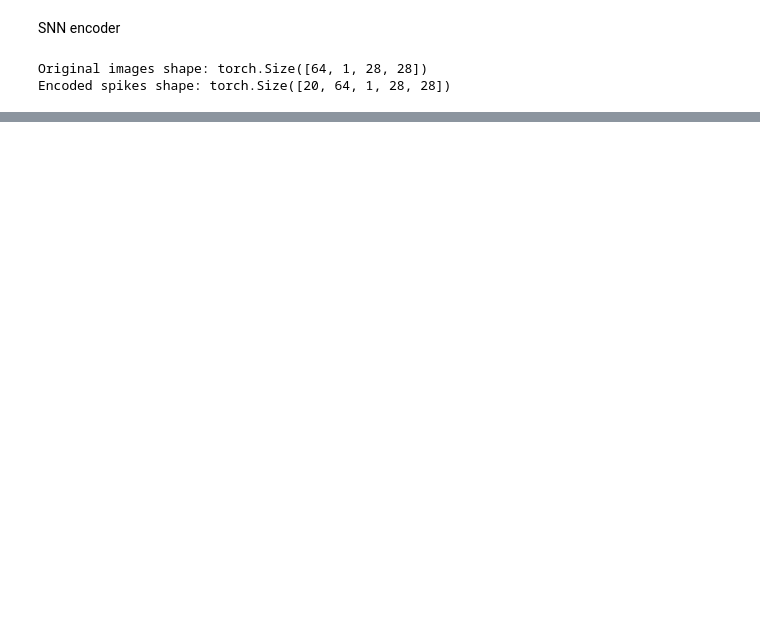
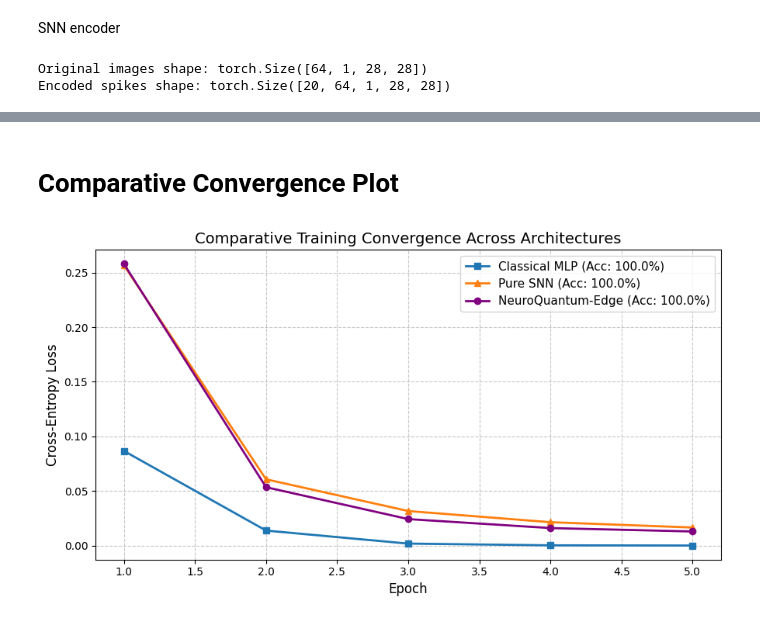
Before and after one commit to AmnaNoorr/NeuroQuantum-Edge-A-Hybrid-SNN-VQC-Architecture-for-Low-Power-Classification, a Jupyter notebook: neuro_quantum_edge.ipynb, the cells around one changed output, grey strips where cells are left out. Saved outputs shown, nothing was run; the diff lists cells and outputs as text; code cells hidden in the pictures; blank space fills up the shorter version.

```diff
--- a/neuro_quantum_edge.ipynb
+++ b/neuro_quantum_edge.ipynb
@@ -147,0 +460,22 @@ plt.show()
+# %% [markdown]
+# **Comparative Convergence Plot**
+# %%
+plt.figure(figsize=(9, 5))
+
+# Plot All Three Histories
+plt.plot(range(1, 6), loss_history_mlp, marker='s', linewidth=2, label=f"Classical MLP (Acc: {acc_mlp:.1f}%)")
+plt.plot(range(1, 6), loss_history_snn, marker='^', linewidth=2, label=f"Pure SNN (Acc: {acc_snn:.1f}%)")
+plt.plot(range(1, 6), loss_history, marker='o', linewidth=2, color='purple', label=f"NeuroQuantum-Edge (Acc: {test_acc:.1f}%)")
+
+plt.title("Comparative Training Convergence Across Architectures", fontsize=14)
+plt.xlabel("Epoch", fontsize=12)
+plt.ylabel("Cross-Entropy Loss", fontsize=12)
+plt.grid(True, linestyle='--', alpha=0.7)
+plt.legend(fontsize=11)
+plt.tight_layout()
+
+# Save combined figure
+plt.savefig("benchmark_comparison.png", dpi=300)
+plt.show()
+# %% [output]
+[figure, added]
```
Also changed, not shown: parts of 28 cells of this notebook.
